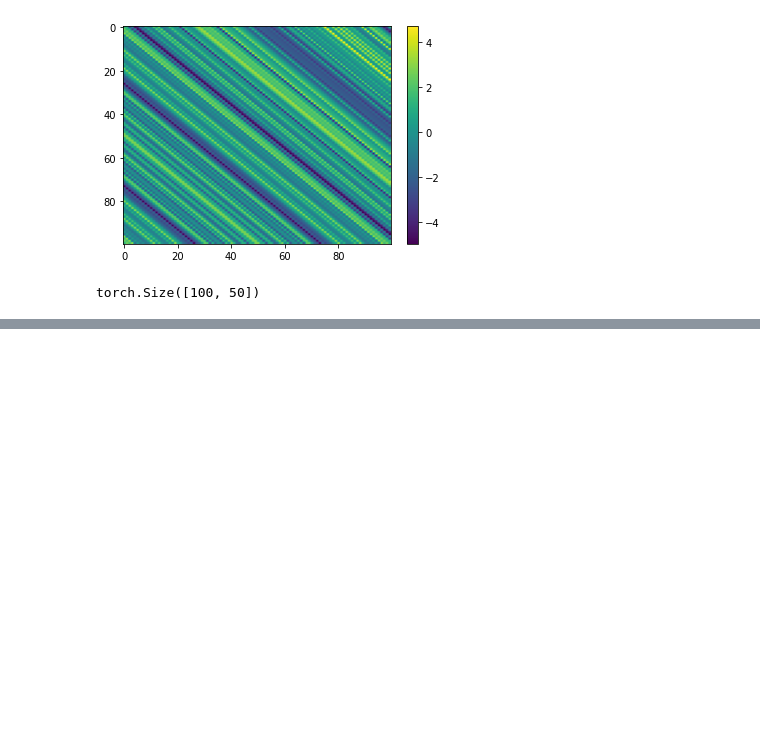
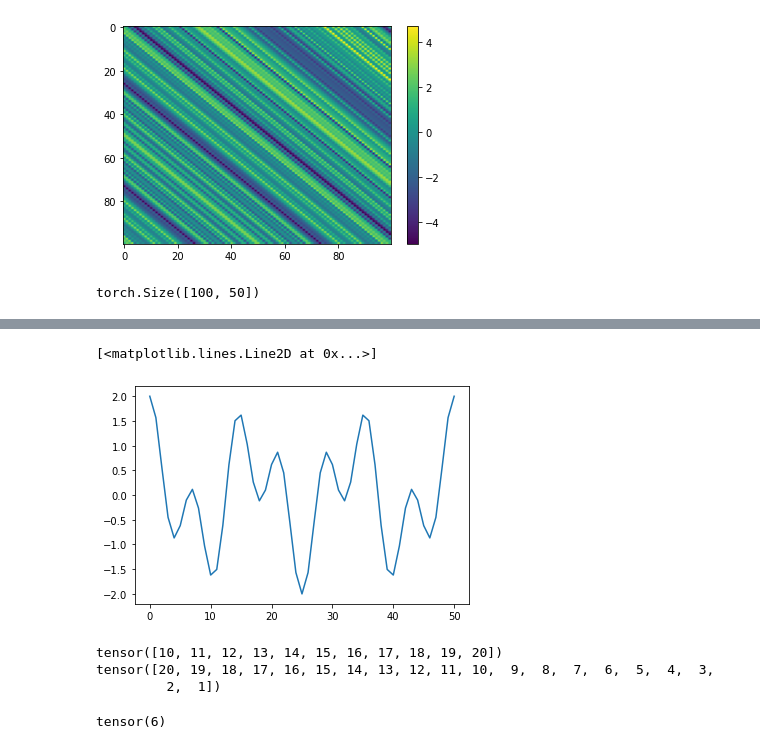
Before and after one commit to aliutkus/spe, a Jupyter notebook: dev/examples/test_spe.ipynb, the cells around one changed output, grey strips where cells are left out. Cells and saved outputs as stored; diff of their text form; code cells hidden in the pictures; blank space fills up the shorter version.

```diff
--- a/dev/examples/test_spe.ipynb
+++ b/dev/examples/test_spe.ipynb
@@ -92,0 +128,16 @@ plt.plot(irfft(v),'r')
+# %%
+plt.plot(rfft(encoder.kernel[0]).detach().real)
+# %% [output]
+[<matplotlib.lines.Line2D at 0x...>]
+[figure, added]
+# %%
+print(encoder.pos)
+print(encoder.neg)
+# %% [output]
+tensor([10, 11, 12, 13, 14, 15, 16, 17, 18, 19, 20])
+tensor([20, 19, 18, 17, 16, 15, 14, 13, 12, 11, 10,  9,  8,  7,  6,  5,  4,  3,
+         2,  1])
+# %%
+encoder.pos[5]
+# %% [output]
+tensor(6)
```
Also changed, not shown: parts of 6 cells of this notebook, 2 other files.
